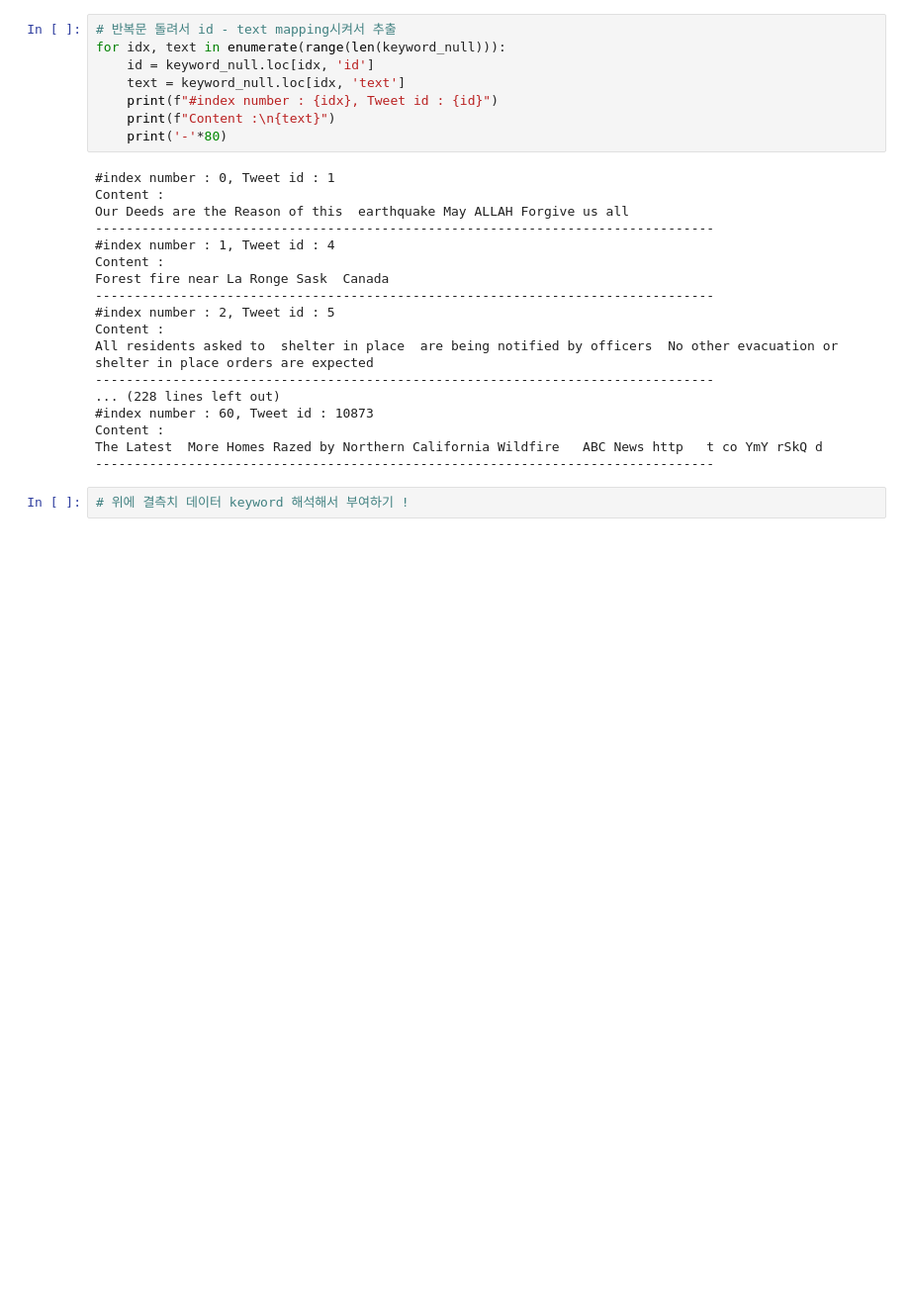
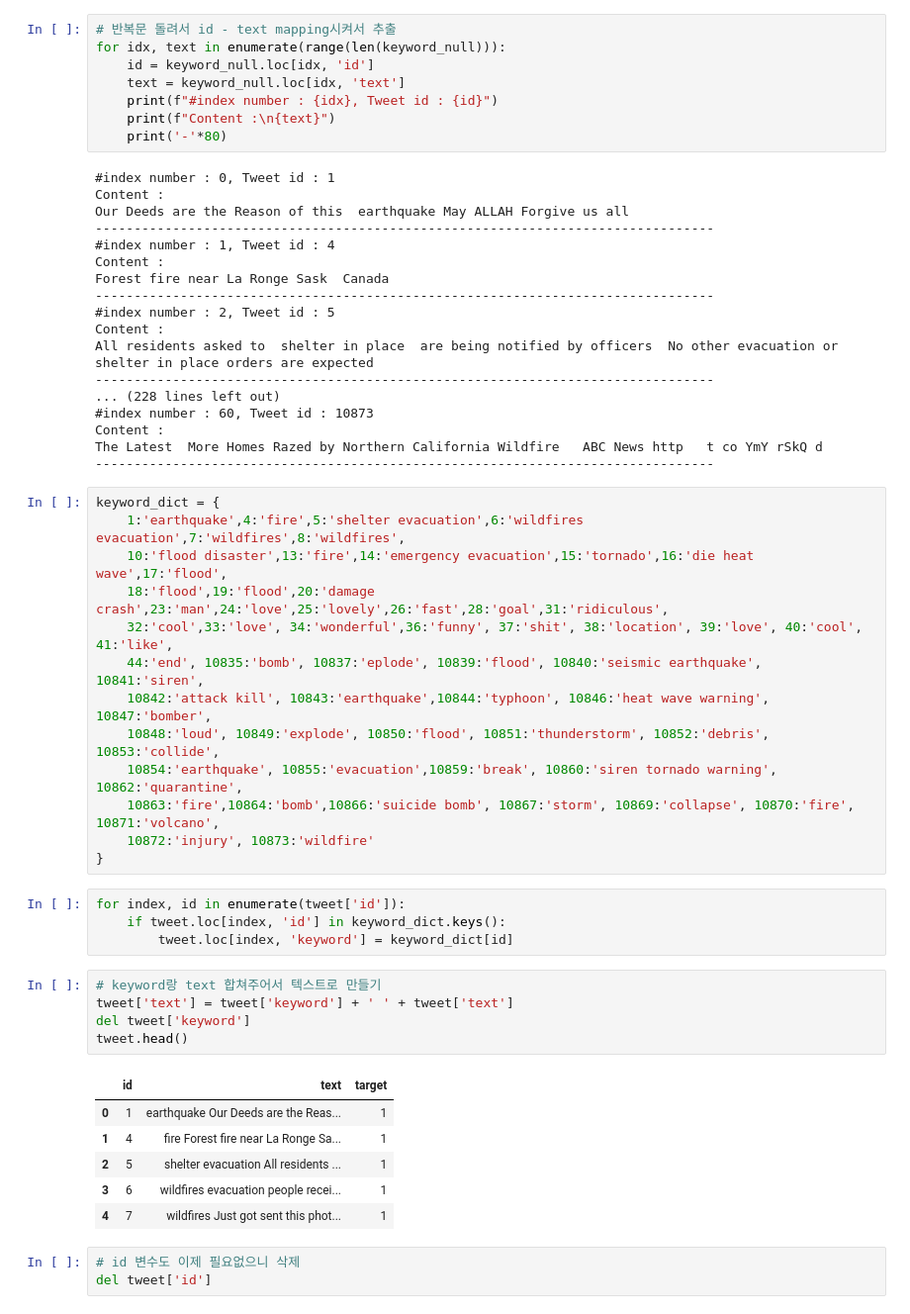
Before and after one commit to young-hun-jo/KaggleStruggle, a Jupyter notebook: disaster_tweet/tweet_classification.ipynb, the cells around one changed output. Shown at 99% size. Drawn from its saved outputs; the diff is of its cells as text; blank space fills up the shorter version.

Commit message:
keyword 레이블링 후 text와 합쳐주기

```diff
--- a/disaster_tweet/tweet_classification.ipynb
+++ b/disaster_tweet/tweet_classification.ipynb
@@ -145,5 +145,35 @@ All residents asked to  shelter in place  are being notified by officers  No oth
 Content :
 The Latest  More Homes Razed by Northern California Wildfire   ABC News http   t co YmY rSkQ d
 --------------------------------------------------------------------------------
-# %%
-# 위에 결측치 데이터 keyword 해석해서 부여하기 !
+# %%
+keyword_dict = {
+    1:'earthquake',4:'fire',5:'shelter evacuation',6:'wildfires evacuation',7:'wildfires',8:'wildfires',
+    10:'flood disaster',13:'fire',14:'emergency evacuation',15:'tornado',16:'die heat wave',17:'flood',
+    18:'flood',19:'flood',20:'damage crash',23:'man',24:'love',25:'lovely',26:'fast',28:'goal',31:'ridiculous',
+    32:'cool',33:'love', 34:'wonderful',36:'funny', 37:'shit', 38:'location', 39:'love', 40:'cool', 41:'like',
+    44:'end', 10835:'bomb', 10837:'eplode', 10839:'flood', 10840:'seismic earthquake', 10841:'siren',
+    10842:'attack kill', 10843:'earthquake',10844:'typhoon', 10846:'heat wave warning', 10847:'bomber',
+    10848:'loud', 10849:'explode', 10850:'flood', 10851:'thunderstorm', 10852:'debris', 10853:'collide',
+    10854:'earthquake', 10855:'evacuation',10859:'break', 10860:'siren tornado warning', 10862:'quarantine',
+    10863:'fire',10864:'bomb',10866:'suicide bomb', 10867:'storm', 10869:'collapse', 10870:'fire', 10871:'volcano',
+    10872:'injury', 10873:'wildfire'
+}
+# %%
+for index, id in enumerate(tweet['id']):
+    if tweet.loc[index, 'id'] in keyword_dict.keys():
+        tweet.loc[index, 'keyword'] = keyword_dict[id]
+# %%
+# keyword랑 text 합쳐주어서 텍스트로 만들기
+tweet['text'] = tweet['keyword'] + ' ' + tweet['text']
+del tweet['keyword']
+tweet.head()
+# %% [output]
+|  | id | text | target |
+| 0 | 1 | earthquake Our Deeds are the Reas... | 1 |
+| 1 | 4 | fire Forest fire near La Ronge Sa... | 1 |
+| 2 | 5 | shelter evacuation All residents ... | 1 |
+| 3 | 6 | wildfires evacuation people recei... | 1 |
+| 4 | 7 | wildfires Just got sent this phot... | 1 |
+# %%
+# id 변수도 이제 필요없으니 삭제
+del tweet['id']
```
Also changed, not shown: parts of 2 cells of this notebook.
